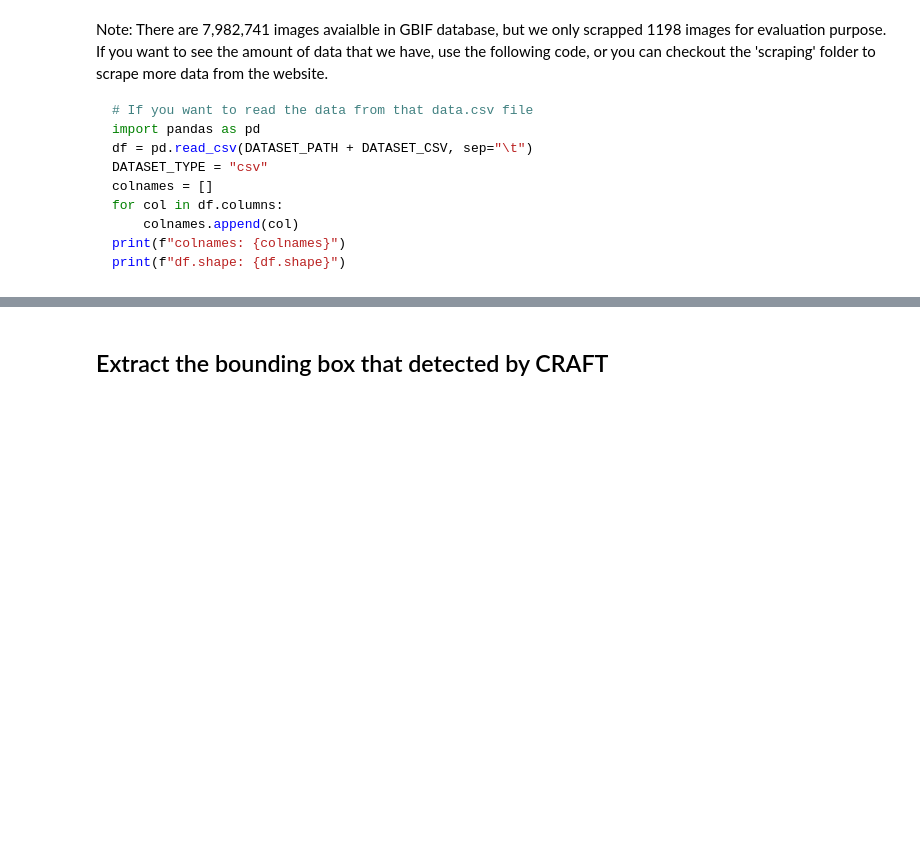
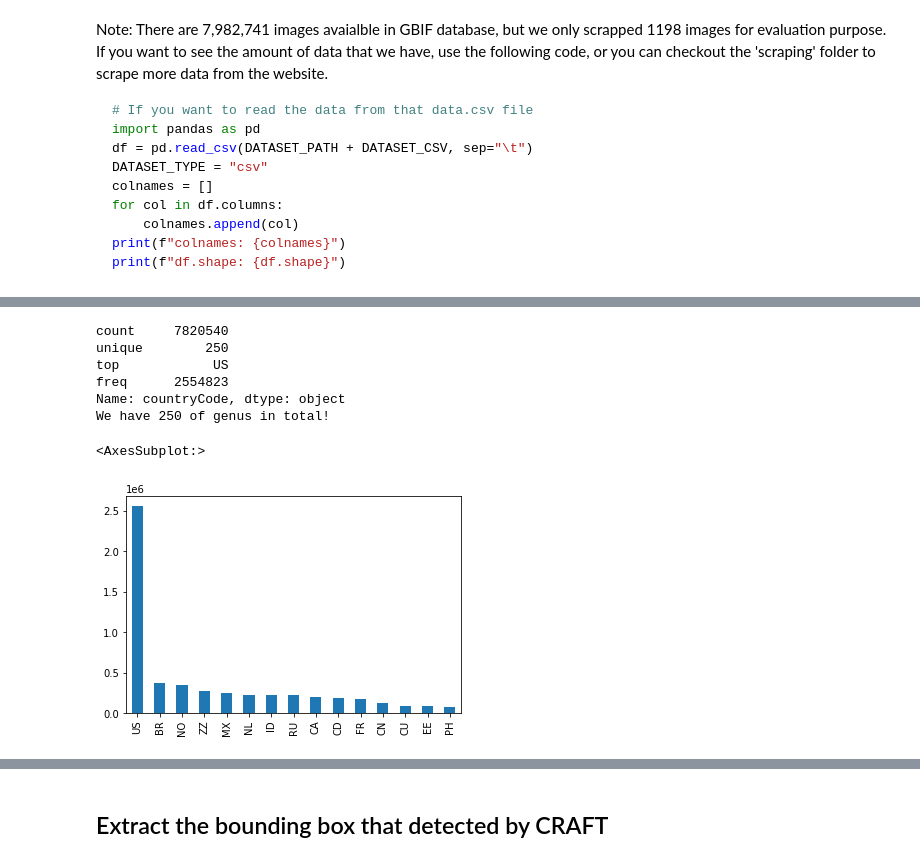
Before and after one commit to BU-Spark/ml-herbarium, a Jupyter notebook: EDA/EDA_analysis.ipynb, the cells around one changed output, grey strips where cells are left out. Drawn from its saved outputs; the diff is of its cells as text; code cells hidden in the pictures; blank space fills up the shorter version.

```diff
--- a/EDA/EDA_analysis.ipynb
+++ b/EDA/EDA_analysis.ipynb
@@ -58,0 +153,14 @@ print(f"df.shape: {df.shape}")
+# %%
+print(df["countryCode"].describe())
+x = df['countryCode'].value_counts()
+print(f"We have {len(x)} of genus in total!")
+x[:15].plot(kind='bar')
+# %% [output]
+count     7820540
+unique        250
+top            US
+freq      2554823
+Name: countryCode, dtype: object
+We have 250 of genus in total!
+<AxesSubplot:>
+[figure, added]
```
Also changed, not shown: parts of 11 cells of this notebook.
